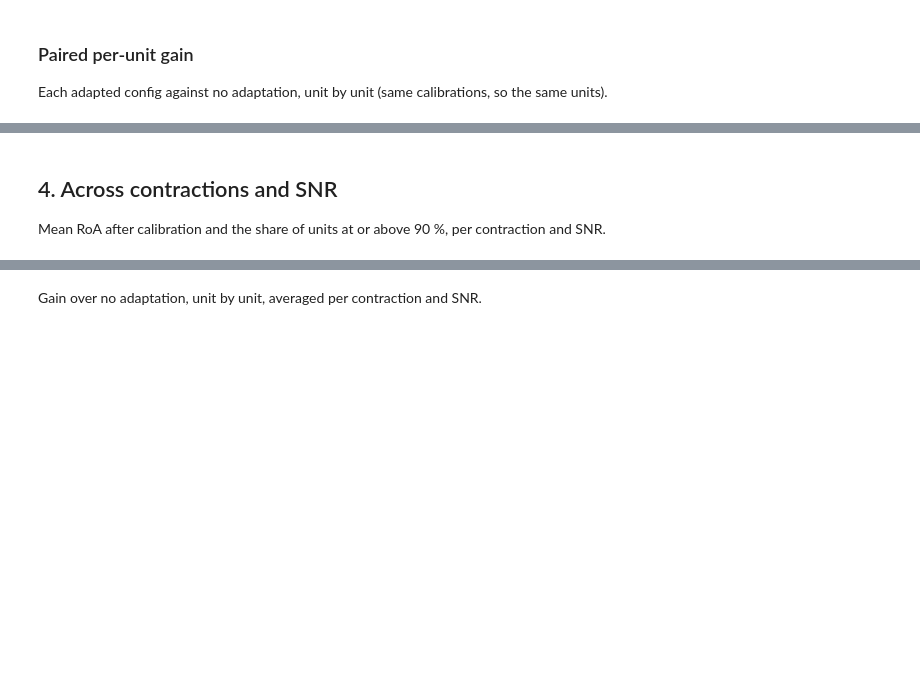
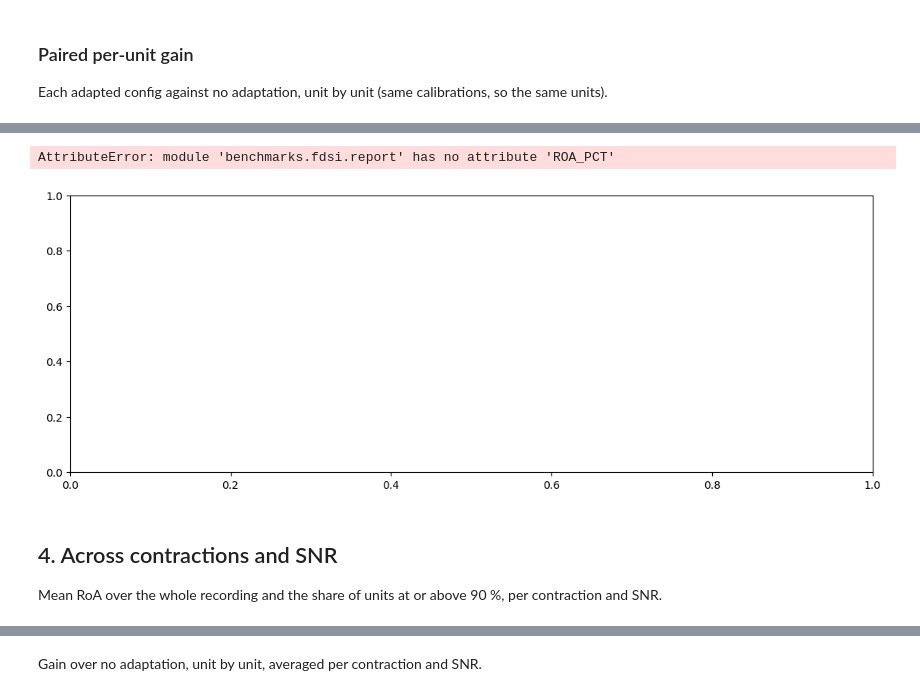
Before and after one commit to imendezguerra/adapt_decomp, a Jupyter notebook: benchmarks/fdsi/report.ipynb, the cells around one changed output, grey strips where cells are left out. Cells and saved outputs as stored; diff of their text form; code cells hidden in the pictures; blank space fills up the shorter version.

```diff
--- a/benchmarks/fdsi/report.ipynb
+++ b/benchmarks/fdsi/report.ipynb
@@ -218,22 +271,25 @@ display(report.paired_summary(units, [(FIXED, config) for config in ADAPTED]))
 # %%
 fig, ax = plt.subplots(figsize=(11, 4), layout="constrained")
 sns.boxplot(
     data=units,
     x="config",
-    y="roa_after_cal_pct",
+    y=report.ROA_PCT,
     order=CONFIGS,
     hue="config",
     palette=PALETTE,
     legend=False,
     flierprops=dict(marker=".", markersize=3, alpha=0.4),
     ax=ax,
 )
-ax.set(xlabel="", ylabel="RoA after calibration (%)", ylim=(0, 102))
+ax.set(xlabel="", ylabel="RoA, whole recording (%)", ylim=(0, 102))
 plt.show()
+# %% [output]
+AttributeError: module 'benchmarks.fdsi.report' has no attribute 'ROA_PCT'
+[figure, added]
 # %% [markdown]
 ## 4. Across contractions and SNR
 
-Mean RoA after calibration and the share of units at or above 90 %, per contraction and SNR.
+Mean RoA over the whole recording and the share of units at or above 90 %, per contraction and SNR.
 # %%
 fig, axs = plt.subplots(2, len(CONFIGS), figsize=(4.6 * len(CONFIGS), 8), layout="constrained")
 plot_metric_heatmap(
```
Also changed, not shown: parts of 23 cells of this notebook, 42 other files.
